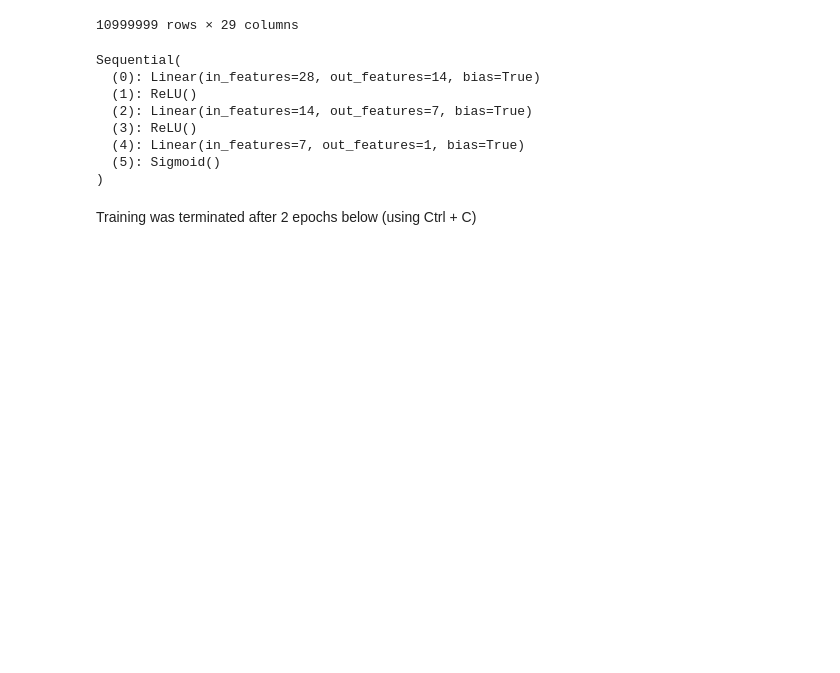
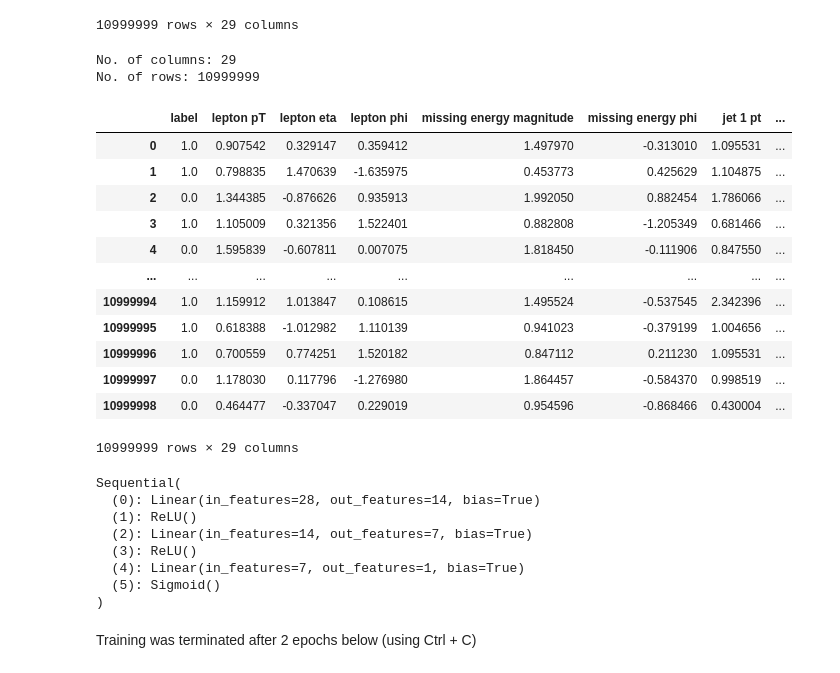
Before and after one commit to Yash-10/Higgs-Classification, a Jupyter notebook: HiggsClassification.ipynb, the cells around one changed output. Cells and saved outputs as stored; diff of their text form; code cells hidden in the pictures; blank space fills up the shorter version.

```diff
--- a/HiggsClassification.ipynb
+++ b/HiggsClassification.ipynb
@@ -31,6 +42,33 @@ data
 | 10999997 | 0.0 | 1.178030 | 0.117796 | -1.276980 | ... |
 | 10999998 | 0.0 | 0.464477 | -0.337047 | 0.229019 | ... |
 10999999 rows × 29 columns
+# %%
+print(f"No. of columns: {len(data.columns)}\nNo. of rows: {len(data.index)}")
+# %% [output]
+No. of columns: 29
+No. of rows: 10999999
+# %%
+column_names = "lepton pT, lepton eta, lepton phi, missing energy magnitude, missing energy phi, jet 1 pt, jet 1 eta, jet 1 phi, jet 1 b-tag, jet 2 pt, jet 2 eta, jet 2 phi, jet 2 b-tag, jet 3 pt, jet 3 eta, jet 3 phi, jet 3 b-tag, jet 4 pt, jet 4 eta, jet 4 phi, jet 4 b-tag, m_jj, m_jjj, m_lv, m_jlv, m_bb, m_wbb, m_wwbb"
+columns = column_names.split(",")
+# %%
+# Column 2 - 22: Kinematic Properties (Low Level features)
+# Column 23 - 29: Functions of above 21 features (High Level features)
+data.columns = ['label'] + columns
+data
+# %% [output]
+|  | label | lepton pT | lepton eta | lepton phi | missing energy magnitude | missing energy phi | jet 1 pt | ... |
+| 0 | 1.0 | 0.907542 | 0.329147 | 0.359412 | 1.497970 | -0.313010 | 1.095531 | ... |
+| 1 | 1.0 | 0.798835 | 1.470639 | -1.635975 | 0.453773 | 0.425629 | 1.104875 | ... |
+| 2 | 0.0 | 1.344385 | -0.876626 | 0.935913 | 1.992050 | 0.882454 | 1.786066 | ... |
+| 3 | 1.0 | 1.105009 | 0.321356 | 1.522401 | 0.882808 | -1.205349 | 0.681466 | ... |
+| 4 | 0.0 | 1.595839 | -0.607811 | 0.007075 | 1.818450 | -0.111906 | 0.847550 | ... |
+| ... | ... | ... | ... | ... | ... | ... | ... | ... |
+| 10999994 | 1.0 | 1.159912 | 1.013847 | 0.108615 | 1.495524 | -0.537545 | 2.342396 | ... |
+| 10999995 | 1.0 | 0.618388 | -1.012982 | 1.110139 | 0.941023 | -0.379199 | 1.004656 | ... |
+| 10999996 | 1.0 | 0.700559 | 0.774251 | 1.520182 | 0.847112 | 0.211230 | 1.095531 | ... |
+| 10999997 | 0.0 | 1.178030 | 0.117796 | -1.276980 | 1.864457 | -0.584370 | 0.998519 | ... |
+| 10999998 | 0.0 | 0.464477 | -0.337047 | 0.229019 | 0.954596 | -0.868466 | 0.430004 | ... |
+10999999 rows × 29 columns
 # %%
 # Custom class creation - Preparing data
 
```
Also changed, not shown: parts of 3 cells of this notebook.
